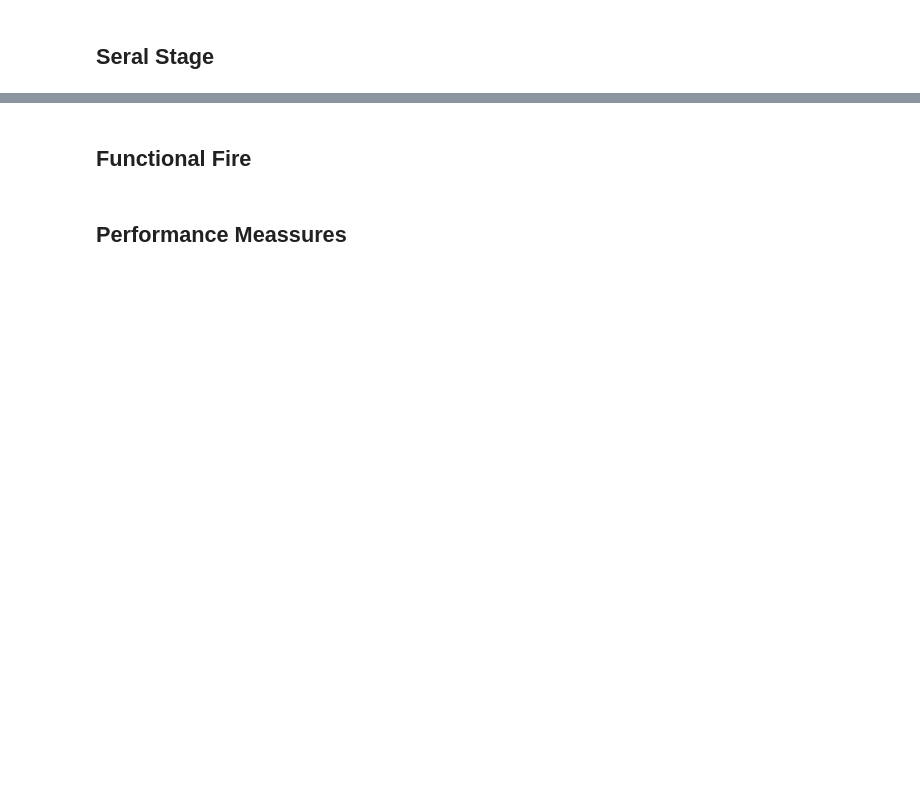
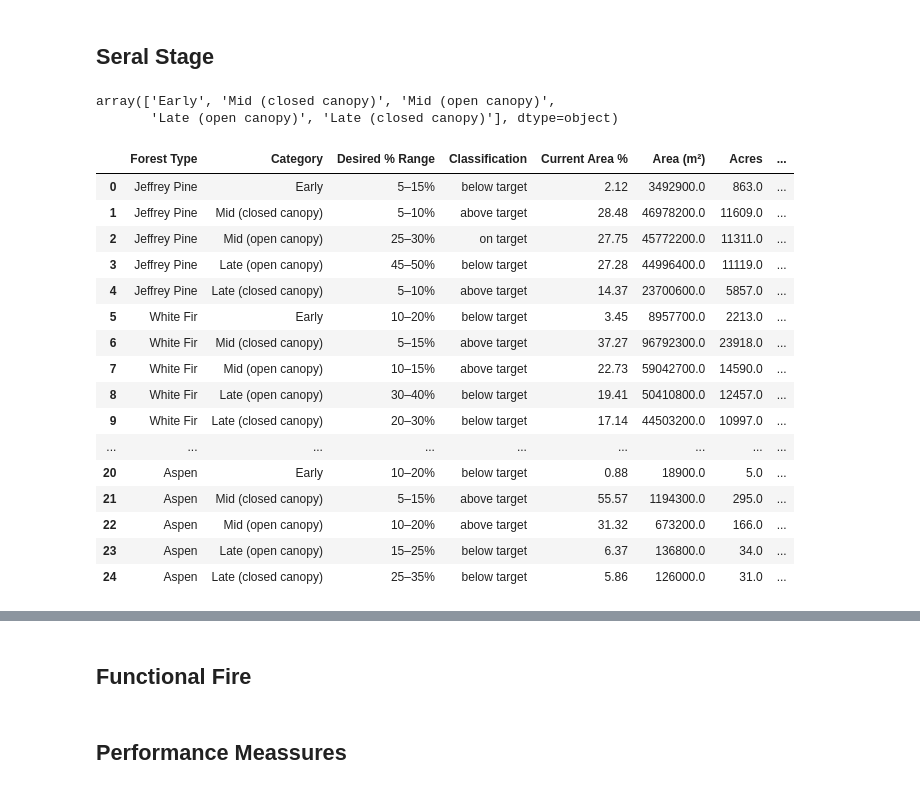
Before and after one commit to trpa-agency/ForestHealth, a Jupyter notebook: ForestHealth_ThresholdUpdate_Results.ipynb, the cells around one changed output, grey strips where cells are left out. Drawn from its saved outputs; the diff is of its cells as text; code cells hidden in the pictures; blank space fills up the shorter version.

Commit message:
update charts and markdown

```diff
--- a/ForestHealth_ThresholdUpdate_Results.ipynb
+++ b/ForestHealth_ThresholdUpdate_Results.ipynb
@@ -127,5 +135,32 @@ fig.write_html(config = {"displayModeBar": False},
                include_plotlyjs='cdn')
 # %% [markdown]
 ## Seral Stage
+# %%
+# stacked bar chart of seral stage by canopy cover class
+df = pd.read_csv(output / "seral_stage_with_classification.csv")
+df['Seral Stage'].unique()
+# %% [output]
+array(['Early', 'Mid (closed canopy)', 'Mid (open canopy)',
+       'Late (open canopy)', 'Late (closed canopy)'], dtype=object)
+# %%
+df
+# %% [output]
+|  | Forest Type | Category | Desired % Range | Classification | Current Area % | Area (m²) | Acres | ... |
+| 0 | Jeffrey Pine | Early | 5–15% | below target | 2.12 | 3492900.0 | 863.0 | ... |
+| 1 | Jeffrey Pine | Mid (closed canopy) | 5–10% | above target | 28.48 | 46978200.0 | 11609.0 | ... |
+| 2 | Jeffrey Pine | Mid (open canopy) | 25–30% | on target | 27.75 | 45772200.0 | 11311.0 | ... |
+| 3 | Jeffrey Pine | Late (open canopy) | 45–50% | below target | 27.28 | 44996400.0 | 11119.0 | ... |
+| 4 | Jeffrey Pine | Late (closed canopy) | 5–10% | above target | 14.37 | 23700600.0 | 5857.0 | ... |
+| 5 | White Fir | Early | 10–20% | below target | 3.45 | 8957700.0 | 2213.0 | ... |
+| 6 | White Fir | Mid (closed canopy) | 5–15% | above target | 37.27 | 96792300.0 | 23918.0 | ... |
+| 7 | White Fir | Mid (open canopy) | 10–15% | above target | 22.73 | 59042700.0 | 14590.0 | ... |
+| 8 | White Fir | Late (open canopy) | 30–40% | below target | 19.41 | 50410800.0 | 12457.0 | ... |
+| 9 | White Fir | Late (closed canopy) | 20–30% | below target | 17.14 | 44503200.0 | 10997.0 | ... |
+| ... | ... | ... | ... | ... | ... | ... | ... | ... |
+| 20 | Aspen | Early | 10–20% | below target | 0.88 | 18900.0 | 5.0 | ... |
+| 21 | Aspen | Mid (closed canopy) | 5–15% | above target | 55.57 | 1194300.0 | 295.0 | ... |
+| 22 | Aspen | Mid (open canopy) | 10–20% | above target | 31.32 | 673200.0 | 166.0 | ... |
+| 23 | Aspen | Late (open canopy) | 15–25% | below target | 6.37 | 136800.0 | 34.0 | ... |
+| 24 | Aspen | Late (closed canopy) | 25–35% | below target | 5.86 | 126000.0 | 31.0 | ... |
 # %%
 # stacked bar chart of seral stage by canopy cover class
```
Also changed, not shown: parts of 4 cells of this notebook, 6 other files.
